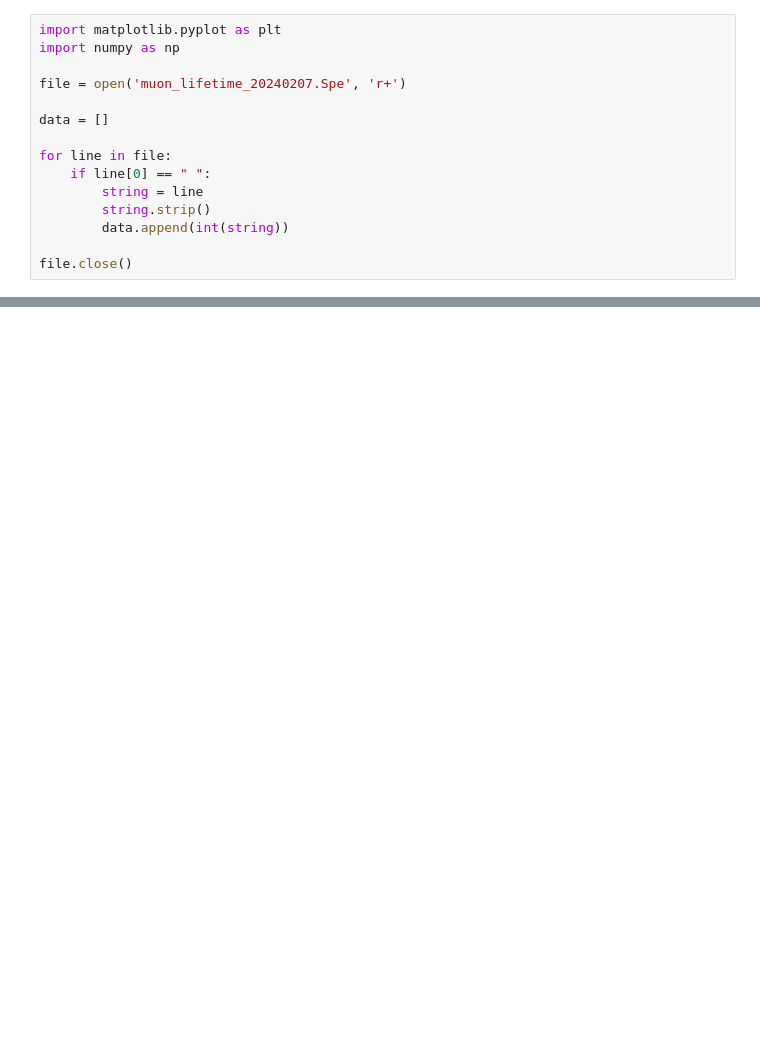
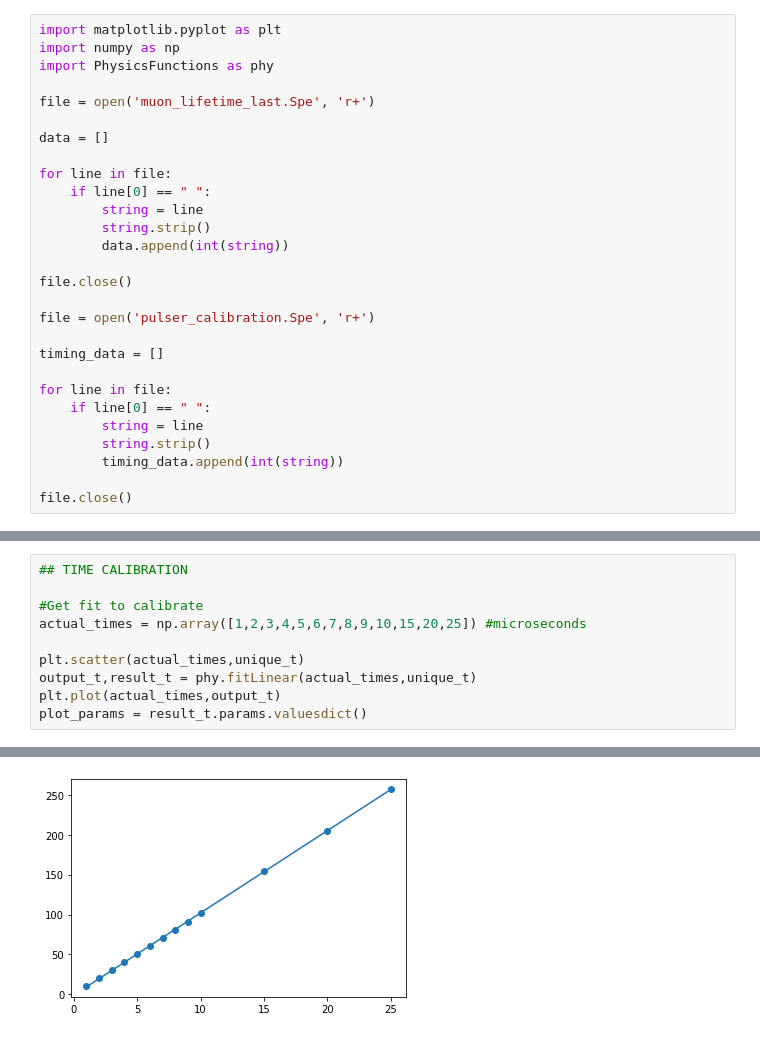
Before and after one commit to Fderick/Advanced-Lab-Data, a Jupyter notebook: Lab03-MuonLifetime.ipynb, the cells around one changed output, grey strips where cells are left out. Saved outputs shown, nothing was run; the diff lists cells and outputs as text; blank space fills up the shorter version.

```diff
--- a/Lab03-MuonLifetime.ipynb
+++ b/Lab03-MuonLifetime.ipynb
@@ -1,8 +1,9 @@
 # %%
 import matplotlib.pyplot as plt
 import numpy as np
+import PhysicsFunctions as phy
 
-file = open('muon_lifetime_20240207.Spe', 'r+')
+file = open('muon_lifetime_last.Spe', 'r+')
 
 data = []
 
@@ -13,3 +14,15 @@ for line in file:
         data.append(int(string))
 
 file.close()
+
+file = open('pulser_calibration.Spe', 'r+')
+
+timing_data = []
+
+for line in file:
+    if line[0] == " ":
+        string = line
+        string.strip()
+        timing_data.append(int(string))
+
+file.close()
@@ -70,0 +75,11 @@ plt.scatter(ax,y,s=10)
+# %%
+## TIME CALIBRATION
+
+#Get fit to calibrate
+actual_times = np.array([1,2,3,4,5,6,7,8,9,10,15,20,25]) #microseconds
+
+plt.scatter(actual_times,unique_t)
+output_t,result_t = phy.fitLinear(actual_times,unique_t)
+plt.plot(actual_times,output_t)
+plot_params = result_t.params.valuesdict()
+# %% [output]
@@ -70,0 +101 @@ plt.scatter(ax,y,s=10)
+[figure, added]
```
Also changed, not shown: parts of 7 cells of this notebook.
